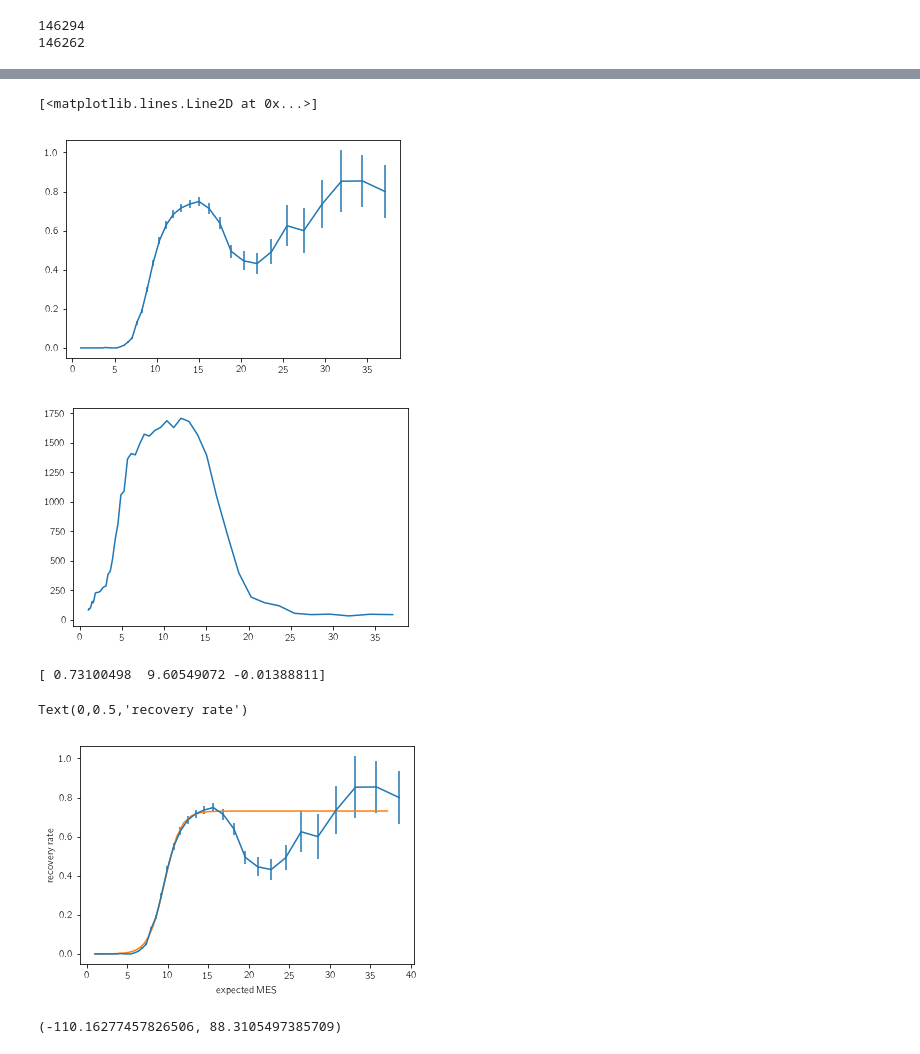
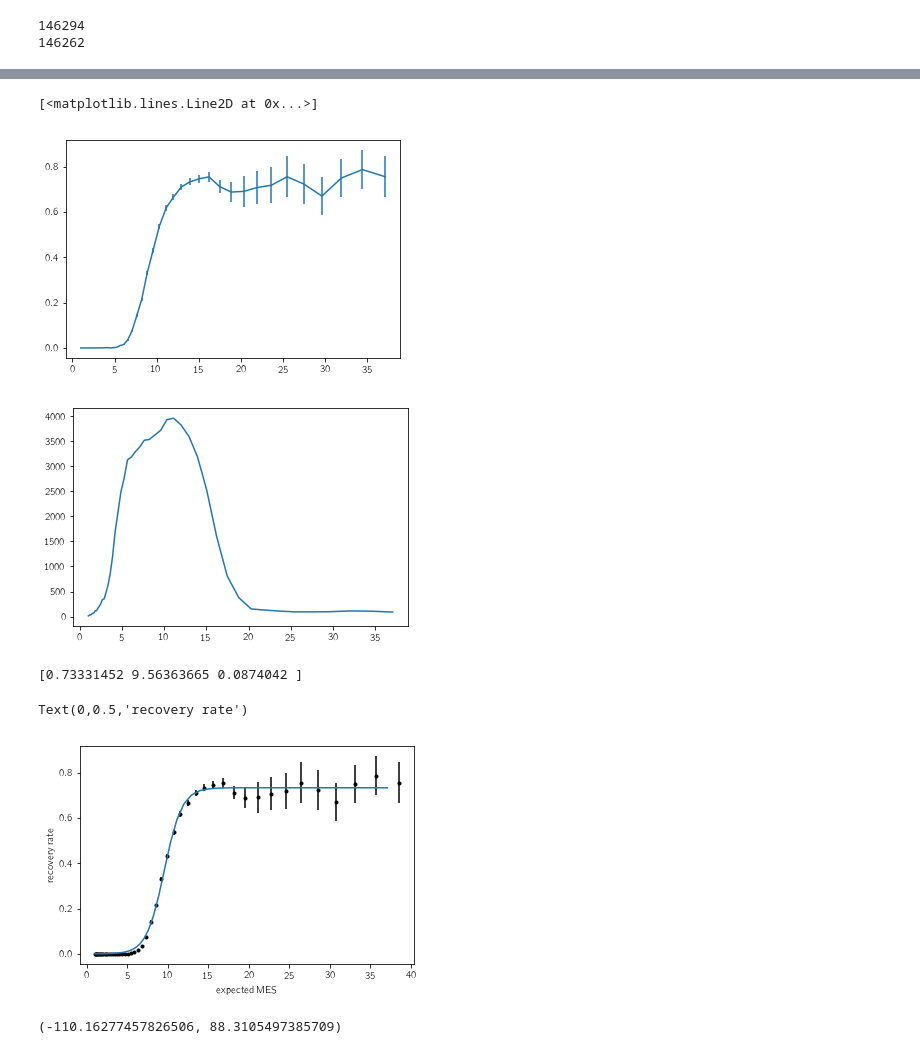
Before and after one commit to dfm/dr25, a Jupyter notebook: completeness_calibration.ipynb, the cells around one changed output, grey strips where cells are left out. Drawn from its saved outputs; the diff is of its cells as text; code cells hidden in the pictures.

Commit message:
selecting sun-like subset

```diff
--- a/completeness_calibration.ipynb
+++ b/completeness_calibration.ipynb
@@ -51,12 +51,24 @@ print(len(df))
 146294
 146262
 # %%
-joined = pd.merge(df, pars, on="kepid")
+joined = pd.merge(df, stlr, on="kepid", suffixes=("", "_stlr"))
 joined = pd.merge(joined, robo, how="left", suffixes=("", "_robo"), on="TCE_ID")
 
 m = joined.i_period < 100
 m &= joined.EB_injection < 1.0
 m &= joined.Offset_from_source < 1.0
+
+m = (4200 <= joined.teff) & (joined.teff <= 6100)
+m &= joined.radius <= 1.15
+
+# Only include stars with sufficient data coverage.
+m &= joined.dataspan > 365.25*2.
+m &= joined.dutycycle > 0.6
+m &= joined.rrmscdpp07p5 <= 1000.
+
+# Only select stars with mass estimates.
+m &= np.isfinite(joined.mass)
+
 joined = joined[m]
 print("selected {0} / {1} injections".format(len(joined), len(df)))
 
@@ -121,32 +133,32 @@ plt.figure()
 plt.plot(bins[:-1], n_tot)
 # %% [output]
 [<matplotlib.lines.Line2D at 0x...>]
-[figure, old version]
+[figure, new version]
-[figure, old version]
+[figure, new version]
 # %%
 from scipy.optimize import leastsq
 
 def model(p, mes):
     y = p[0] / (1.0 + np.exp(-(mes - p[1]) * np.exp(-p[2])))
     return y * (y <= 1.0) * (y > 0.0) + 1.0 * (y > 1.0)
 
-m = joined.approx_mes < 15.0
+m = joined.approx_mes < 18.0
 y = np.array(joined.approx_mes[m])
 z = np.array(((joined.Recovered > 0) & (joined.Disp == "PC"))[m], dtype=float)
 
 resid = lambda p: (z - model(p, y))
-p0 = np.array([0.7, 0.5, 10.0])
+p0 = np.array([0.7, 10.0, 0.08])
 params, _, info, msg, flag = leastsq(resid, p0, full_output=True)
 print(params)
 
-plt.errorbar(0.5 * (bins[:-1] + bins[1:]), n_rec / n_tot, yerr=np.sqrt(n_rec) / n_tot)
+plt.errorbar(0.5 * (bins[:-1] + bins[1:]), n_rec / n_tot, yerr=np.sqrt(n_rec) / n_tot, fmt=".k", zorder=-1)
 plt.plot(bins[:-1], model(params, bins[:-1]))
 plt.xlabel("expected MES")
 plt.ylabel("recovery rate")
 # %% [output]
-[ 0.73100498  9.60549072 -0.01388811]
+[0.73331452 9.56363665 0.0874042 ]
 Text(0,0.5,'recovery rate')
-[figure, old version]
+[figure, new version]
 # %%
 def _get_filename(kicid, suffix):
     kid_str = "{0:09d}".format(kicid)
```
Also changed, not shown: parts of 4 cells of this notebook.
